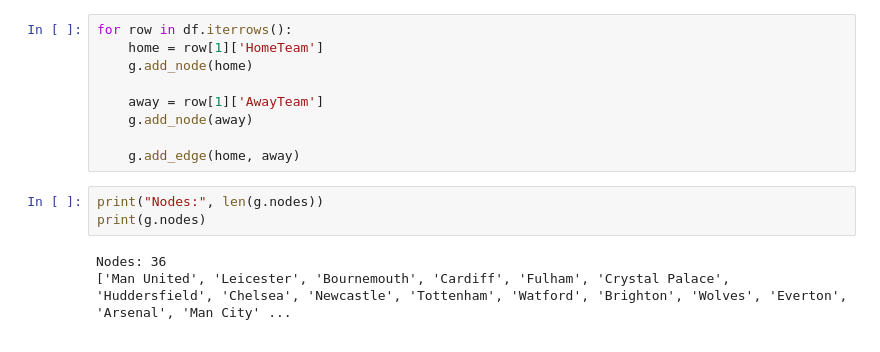
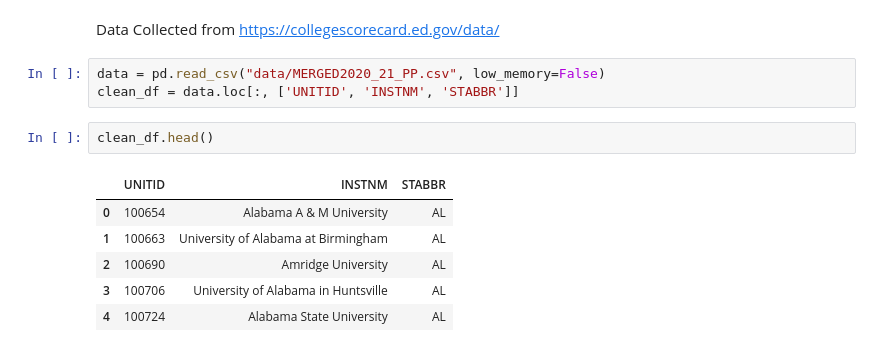
Before and after one commit to mederickg/414DataAssignments, a Jupyter notebook: assignment2Module2/a2m2.ipynb, the cells around one changed output. Saved outputs shown, nothing was run; the diff lists cells and outputs as text.

```diff
--- a/assignment2Module2/a2m2.ipynb
+++ b/assignment2Module2/a2m2.ipynb
@@ -36,15 +5,14 @@ df
-# %%
-for row in df.iterrows():
-    home = row[1]['HomeTeam']
-    g.add_node(home)
-
-    away = row[1]['AwayTeam']
-    g.add_node(away)
-
-    g.add_edge(home, away)
-# %%
-print("Nodes:", len(g.nodes))
-print(g.nodes)
-# %% [output]
-Nodes: 36
-['Man United', 'Leicester', 'Bournemouth', 'Cardiff', 'Fulham', 'Crystal Palace', 'Huddersfield', 'Chelsea', 'Newcastle', 'Tottenham', 'Watford', 'Brighton', 'Wolves', 'Everton', 'Arsenal', 'Man City' ...
+# %% [markdown]
+Data Collected from https://collegescorecard.ed.gov/data/
+# %%
+data = pd.read_csv("data/MERGED2020_21_PP.csv", low_memory=False)
+clean_df = data.loc[:, ['UNITID', 'INSTNM', 'STABBR']]
+# %%
+clean_df.head()
+# %% [output]
+|  | UNITID | INSTNM | STABBR |
+| 0 | 100654 | Alabama A & M University | AL |
+| 1 | 100663 | University of Alabama at Birmingham | AL |
+| 2 | 100690 | Amridge University | AL |
+| 3 | 100706 | University of Alabama in Huntsville | AL |
+| 4 | 100724 | Alabama State University | AL |
```
Also changed, not shown: parts of 10 cells of this notebook, 25 other files.
